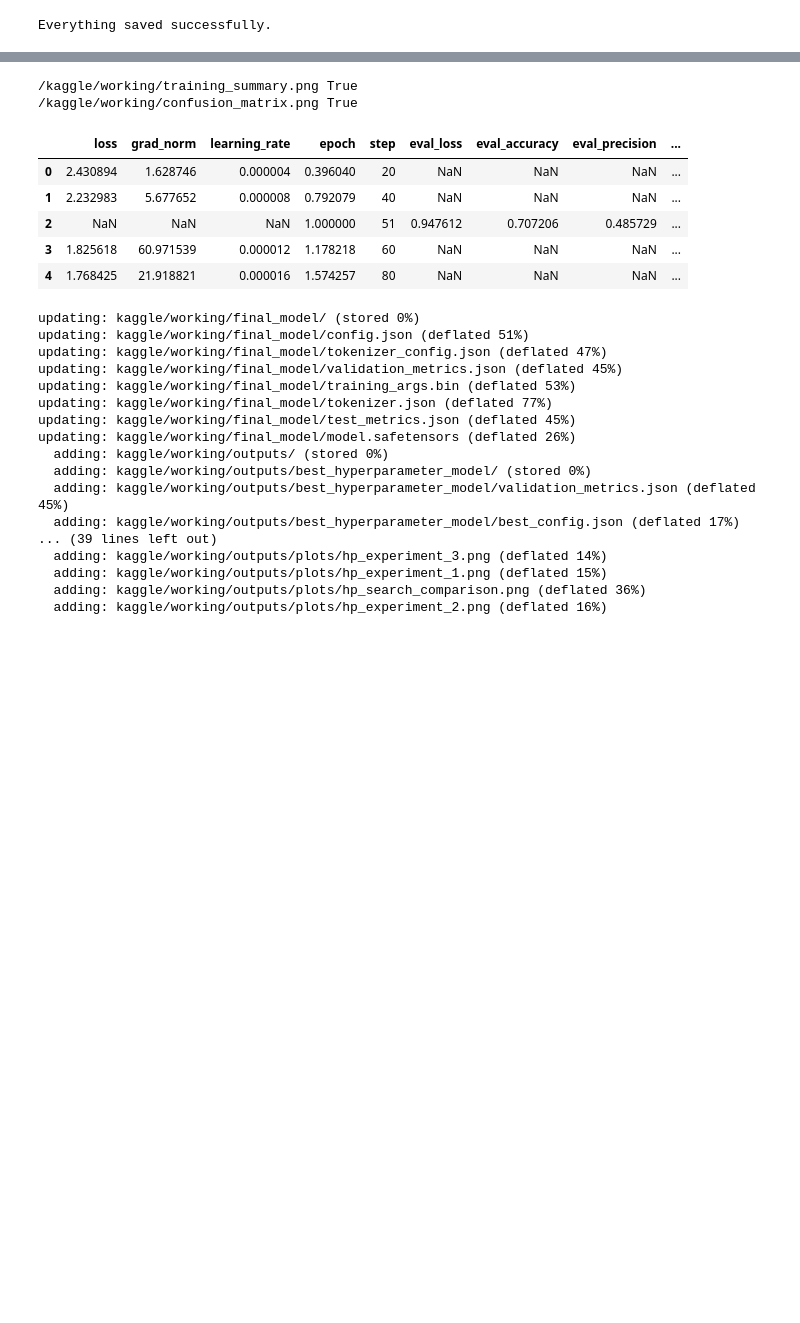
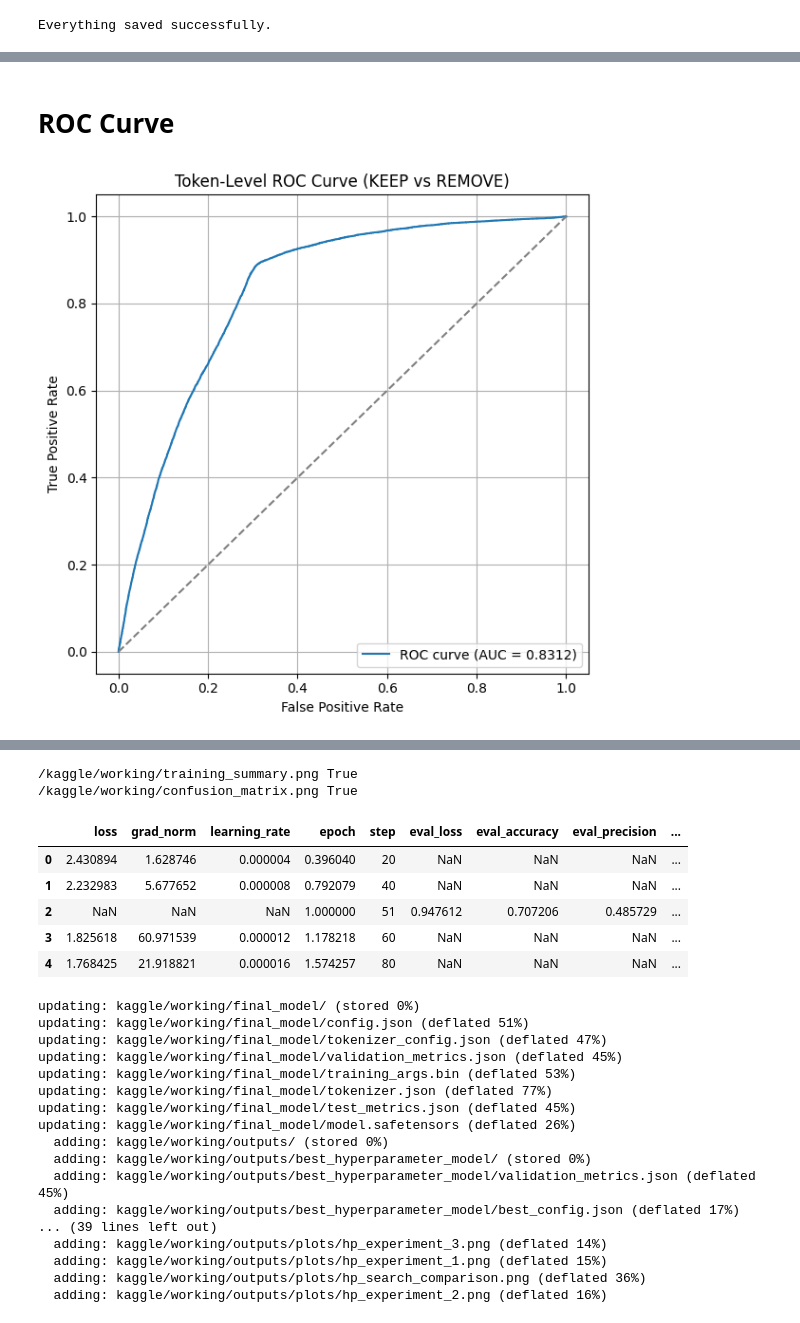
Before and after one commit to blurrydev/Group-9-DS-and-AI-Lab-Project, a Jupyter notebook: notebooks/hyperparameter_training.ipynb, the cells around one changed output, grey strips where cells are left out. Cells and saved outputs as stored; diff of their text form; code cells hidden in the pictures; blank space fills up the shorter version.

```diff
--- a/notebooks/hyperparameter_training.ipynb
+++ b/notebooks/hyperparameter_training.ipynb
@@ -1481,0 +1469,39 @@ plt.show()
+# %% [markdown]
+# ROC Curve
+# %%
+import torch
+import numpy as np
+from sklearn.metrics import roc_curve, auc
+import matplotlib.pyplot as plt
+
+logits = predictions.predictions
+labels = predictions.label_ids
+probs = torch.softmax(torch.tensor(logits), dim=-1).numpy()
+prob_keep = probs[..., 1]
+
+y_true_flat, y_score_flat = [], []
+for prob_seq, label_seq in zip(prob_keep, labels):
+    for p, l in zip(prob_seq, label_seq):
+        if l != -100:
+            y_true_flat.append(l)
+            y_score_flat.append(p)
+
+y_true_flat = np.array(y_true_flat)
+y_score_flat = np.array(y_score_flat)
+
+fpr, tpr, _ = roc_curve(y_true_flat, y_score_flat)
+roc_auc = auc(fpr, tpr)
+
+plt.figure(figsize=(6, 6))
+plt.plot(fpr, tpr, label=f"ROC curve (AUC = {roc_auc:.4f})")
+plt.plot([0, 1], [0, 1], linestyle="--", color="gray")
+plt.xlabel("False Positive Rate")
+plt.ylabel("True Positive Rate")
+plt.title("Token-Level ROC Curve (KEEP vs REMOVE)")
+plt.legend(loc="lower right")
+plt.grid(True)
+plt.tight_layout()
+plt.savefig("/kaggle/working/roc_curve.png", dpi=300)
+plt.show()
+# %% [output]
+[figure, added]
```
Also changed, not shown: parts of 32 cells of this notebook.
